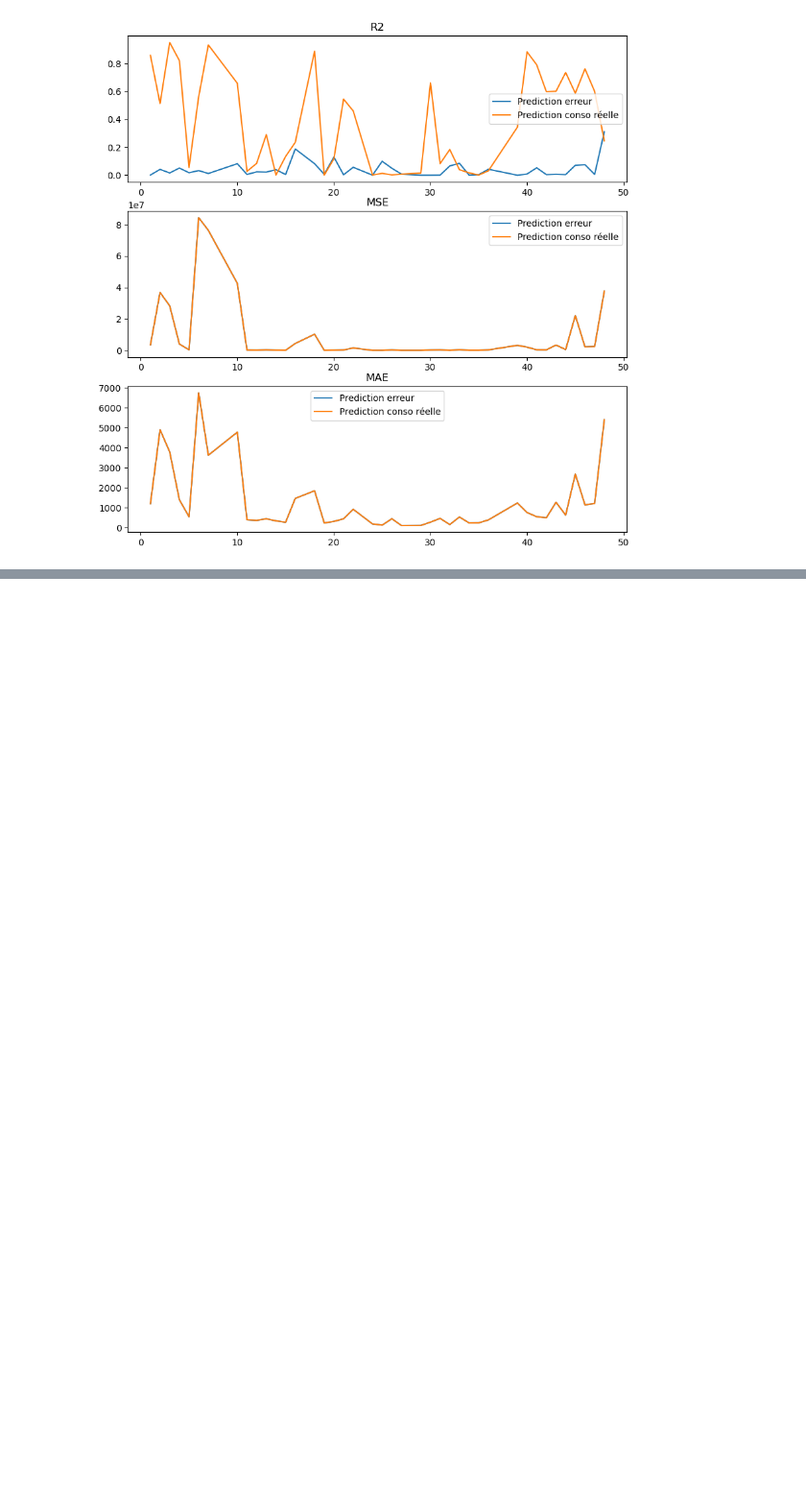
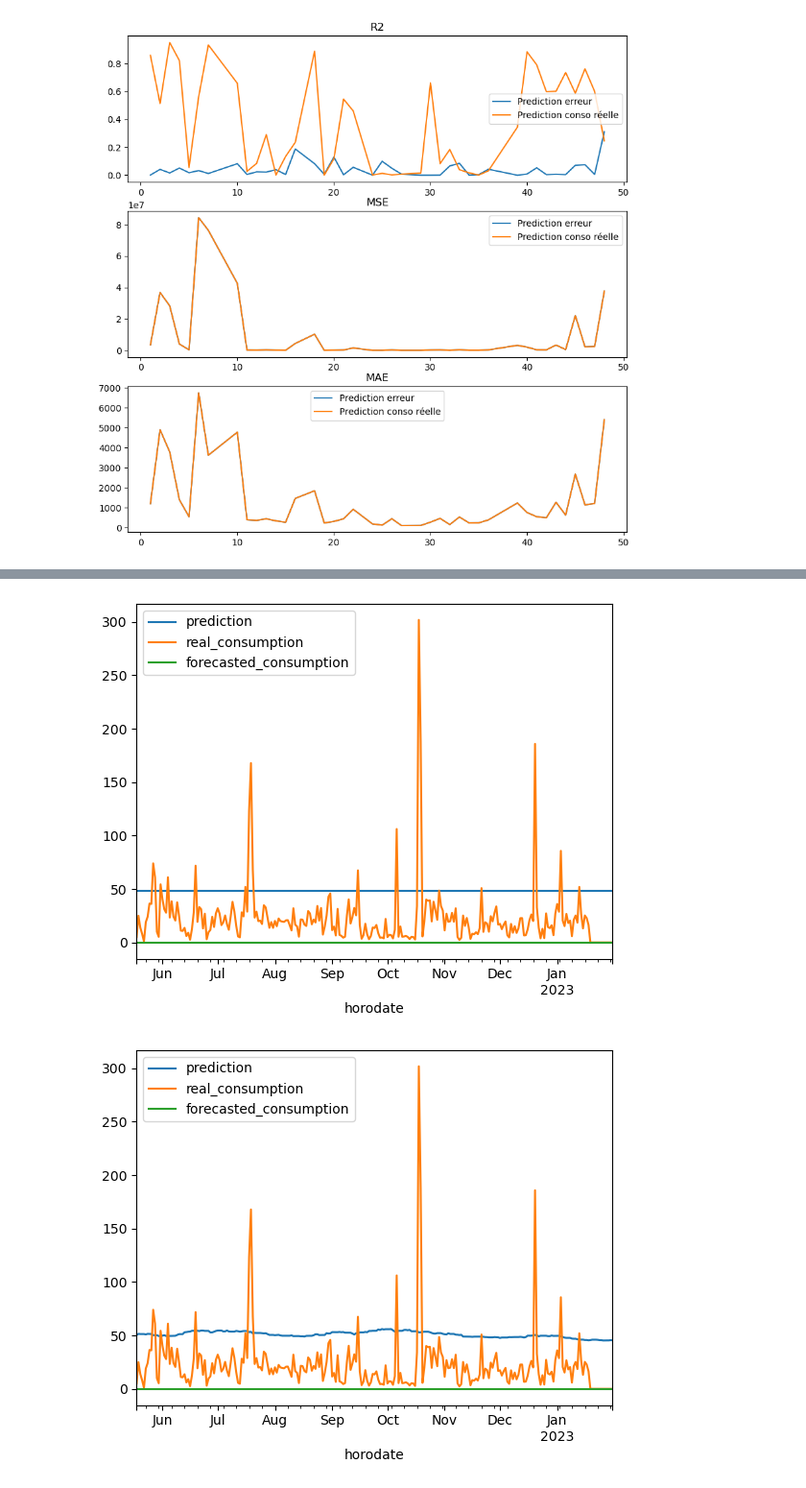
Before and after one commit to Damidoum/predictionClient, a Jupyter notebook: Notebooks/synthese.ipynb, the cells around one changed output, grey strips where cells are left out. Shown at 96% size. Cells and saved outputs as stored; diff of their text form; code cells hidden in the pictures; blank space fills up the shorter version.

```diff
--- a/Notebooks/synthese.ipynb
+++ b/Notebooks/synthese.ipynb
@@ -328,0 +333,8 @@ display_prediction(Model3, 15)
+# %%
+display_prediction(Model1, 22)
+display_prediction(Model2, 22)
+display_prediction(Model3, 22)
+display_prediction(Model4, 22)
+# %% [output]
+[figure, added]
+[figure, added]
```
Also changed, not shown: parts of 19 cells of this notebook.
